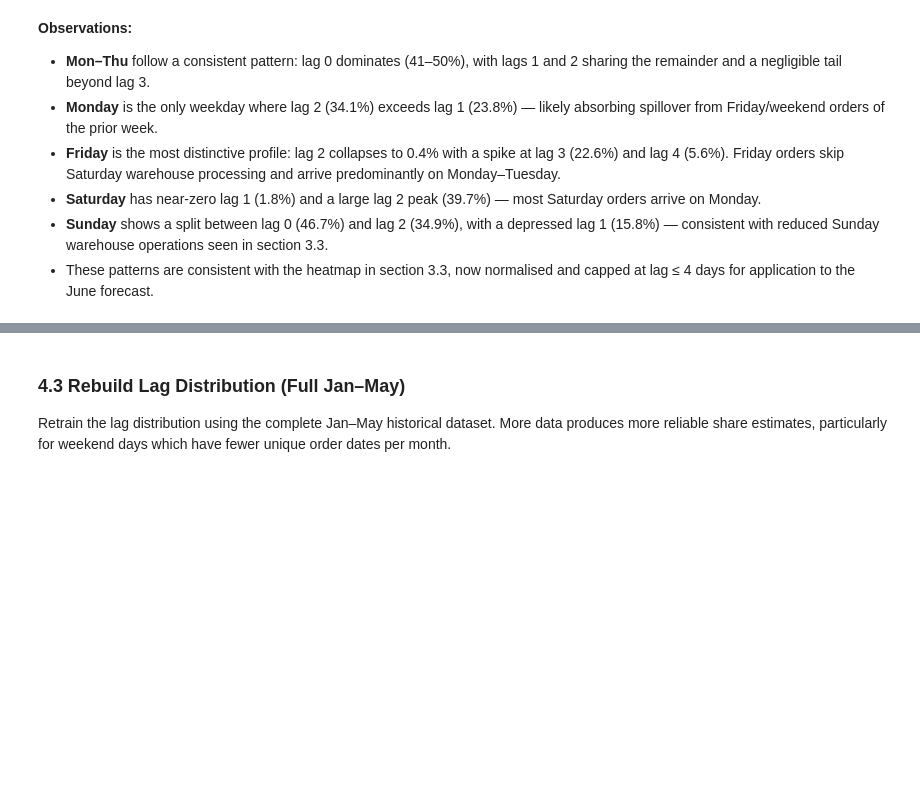
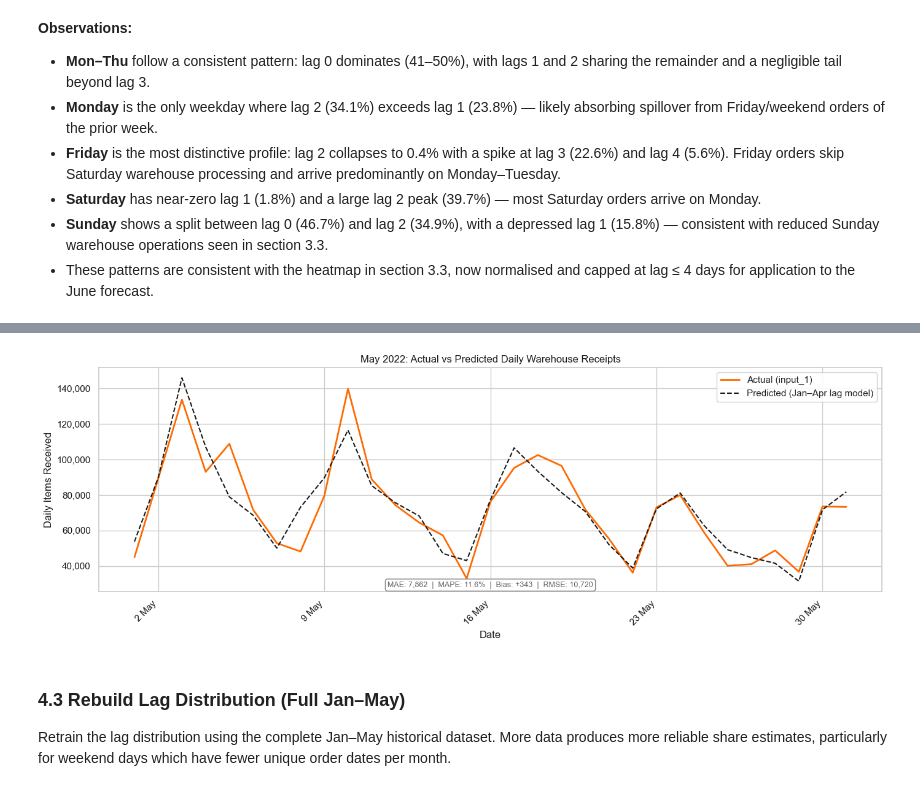
Before and after one commit to traha-89/zalando_fcst_case_study, a Jupyter notebook: analysis.ipynb, the cells around one changed output, grey strips where cells are left out. Drawn from its saved outputs; the diff is of its cells as text; code cells hidden in the pictures; blank space fills up the shorter version.

Commit message:
Fcst Gen - Validation on May; Claude updates

```diff
--- a/analysis.ipynb
+++ b/analysis.ipynb
@@ -1312,0 +1400,17 @@ Apply the Jan–Apr lag distribution to actual May orders (aggregated to daily t
+# %%
+# Validation metrics — predicted vs actual daily May receipts
+comparison = pd.DataFrame({
+    "actual": actual_may,
+    "predicted": predicted_may
+}).dropna()
+
+mae  = (comparison["actual"] - comparison["predicted"]).abs().mean()
+mape = ((comparison["actual"] - comparison["predicted"]).abs() / comparison["actual"]).mean() * 100
+bias = (comparison["predicted"] - comparison["actual"]).mean()
+rmse = ((comparison["actual"] - comparison["predicted"]) ** 2).mean() ** 0.5
+
+print("=== May Validation Metrics ===")
+print(f"MAE:  {mae:>10,.0f} items  (mean absolute daily error)")
+print(f"MAPE: {mape:>9.1f}%        (mean absolute % error)")
+print(f"Bias: {bias:>10,.0f} items  (predicted − actual; + = over-forecast)")
+print(f"RMSE: {rmse:>10,.0f} items  (penalises peak-day misses)")
@@ -1313,3 +1430,33 @@ Apply the Jan–Apr lag distribution to actual May orders (aggregated to daily t
+# %%
+# Actual vs predicted daily receipts for May
+import matplotlib.dates as mdates
+
+fig, ax = plt.subplots(figsize=(14, 5))
+
+ax.plot(comparison.index, comparison["actual"], color="#FF6900", linewidth=2, label="Actual (input_1)")
+ax.plot(comparison.index, comparison["predicted"], color="#1A1A1A", linewidth=1.5,
+        linestyle="--", label="Predicted (Jan–Apr lag model)")
+
+ax.xaxis.set_major_locator(mdates.WeekdayLocator(byweekday=mdates.MO))
+ax.xaxis.set_major_formatter(mdates.DateFormatter("%-d %b"))
+plt.xticks(rotation=45, ha="right")
+
+ax.set_xlabel("Date", color="#1A1A1A")
+ax.set_ylabel("Daily Items Received", color="#1A1A1A")
+ax.set_title("May 2022: Actual vs Predicted Daily Warehouse Receipts", color="#1A1A1A")
+ax.yaxis.set_major_formatter(plt.FuncFormatter(lambda y, _: f"{y:,.0f}"))
+ax.tick_params(colors="#1A1A1A")
+ax.legend(framealpha=0.9)
+
+metric_text = f"MAE: {mae:,.0f}  |  MAPE: {mape:.1f}%  |  Bias: {bias:+,.0f}  |  RMSE: {rmse:,.0f}"
+ax.annotate(metric_text, xy=(0.5, 0.02), xycoords="axes fraction",
+            ha="center", fontsize=9, color="#666666",
+            bbox=dict(boxstyle="round,pad=0.3", facecolor="white", edgecolor="#666666", alpha=0.8))
+
+plt.tight_layout()
+plt.show()
+# %% [output]
+[figure, added]
 # %% [markdown]
 ### 4.3 Rebuild Lag Distribution (Full Jan–May)
 
```
Also changed, not shown: parts of 9 cells of this notebook, 2 other files.
